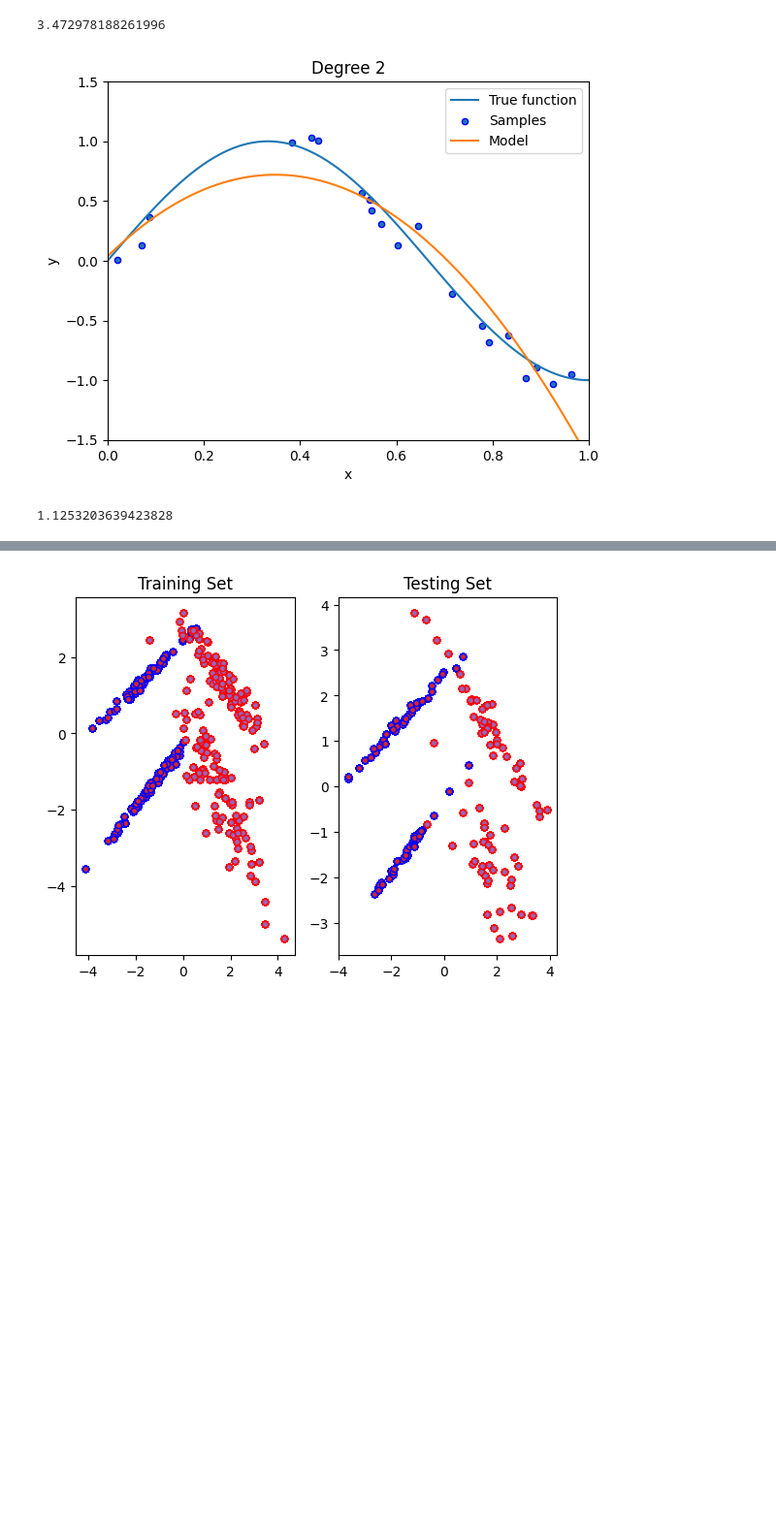
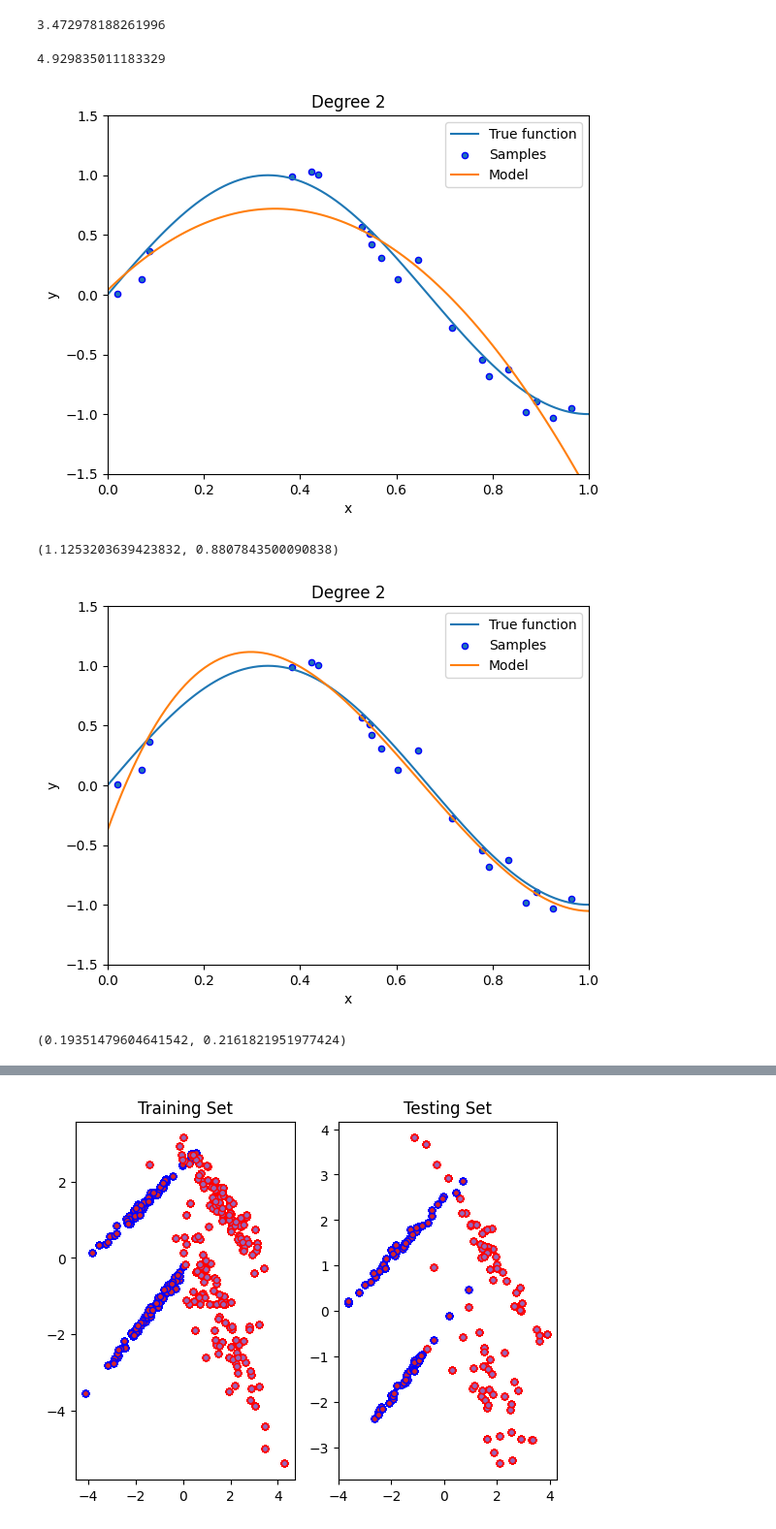
Before and after one commit to ahmad-m-abbas/Ai-Lab, a Jupyter notebook: Fourth Lab/Lab #4.ipynb, the cells around one changed output, grey strips where cells are left out. Shown at 97% size. Saved outputs shown, nothing was run; the diff lists cells and outputs as text; code cells hidden in the pictures; blank space fills up the shorter version.

```diff
--- a/Fourth Lab/Lab #4.ipynb
+++ b/Fourth Lab/Lab #4.ipynb
@@ -112,33 +89,48 @@ u = np.sum(u)
 u
 # %% [output]
 3.472978188261996
+# %%
+y = linear_regression.predict(X_train[:, np.newaxis])
+u = (y - y_train) ** 2
+u = np.sum(u)
+u
+# %% [output]
+4.929835011183329
 # %%
 from sklearn.preprocessing import PolynomialFeatures
-def poly_reg(X_train, y_train, X_test, y_test, degree = 2):
+def poly_reg(X_train, y_train, X_test, y_test, degree = 2, draw=True):
     polynomial_features = PolynomialFeatures(degree, include_bias=True)
     q_model = LinearRegression()
     q_model.fit(polynomial_features.fit_transform(X_train[:, np.newaxis]),
     y_train)
     x = np.linspace(0, 1, 100)
-    plt.plot(x, true_fun(x), label="True function")
-    plt.scatter(X_train, y_train, edgecolor="b", s=20, label="Samples")
-    plt.plot(x, q_model.predict(polynomial_features.fit_transform(x[:,
-    np.newaxis])), label="Model")
-    plt.xlabel("x")
-    plt.ylabel("y")
-    plt.xlim((0, 1))
-    plt.ylim((-1.5, 1.5))
-    plt.legend(loc="best")
-    plt.title("Degree 2")
-    plt.show()
+    if draw:
+        plt.plot(x, true_fun(x), label="True function")
+        plt.scatter(X_train, y_train, edgecolor="b", s=20, label="Samples")
+        plt.plot(x, q_model.predict(polynomial_features.fit_transform(x[:,
+        np.newaxis])), label="Model")
+        plt.xlabel("x")
+        plt.ylabel("y")
+        plt.xlim((0, 1))
+        plt.ylim((-1.5, 1.5))
+        plt.legend(loc="best")
+        plt.title("Degree 2")
+        plt.show()
     y = q_model.predict(polynomial_features.fit_transform(X_test[:, np.newaxis]))
-    u = (y - y_test) ** 2
-    u = np.sum(u)
-    return u
+    test_mse = np.sum((y - y_test) ** 2)
+
+    y = q_model.predict(polynomial_features.fit_transform(X_train[:, np.newaxis]))
+    train_mse = np.sum((y - y_train) ** 2)
+    return test_mse, train_mse
 poly_reg(X_train, y_train, X_test, y_test)
 # %% [output]
 [figure]
-1.1253203639423828
+(1.1253203639423832, 0.8807843500090838)
+# %%
+poly_reg(X_train, y_train, X_test, y_test, 3)
+# %% [output]
+[figure, added]
+(0.19351479604641542, 0.2161821951977424)
 # %%
 poly_reg(X_train, y_train, X_test, y_test, 4)
 # %% [output]
```
Also changed, not shown: parts of 18 cells of this notebook, 13 other files.
